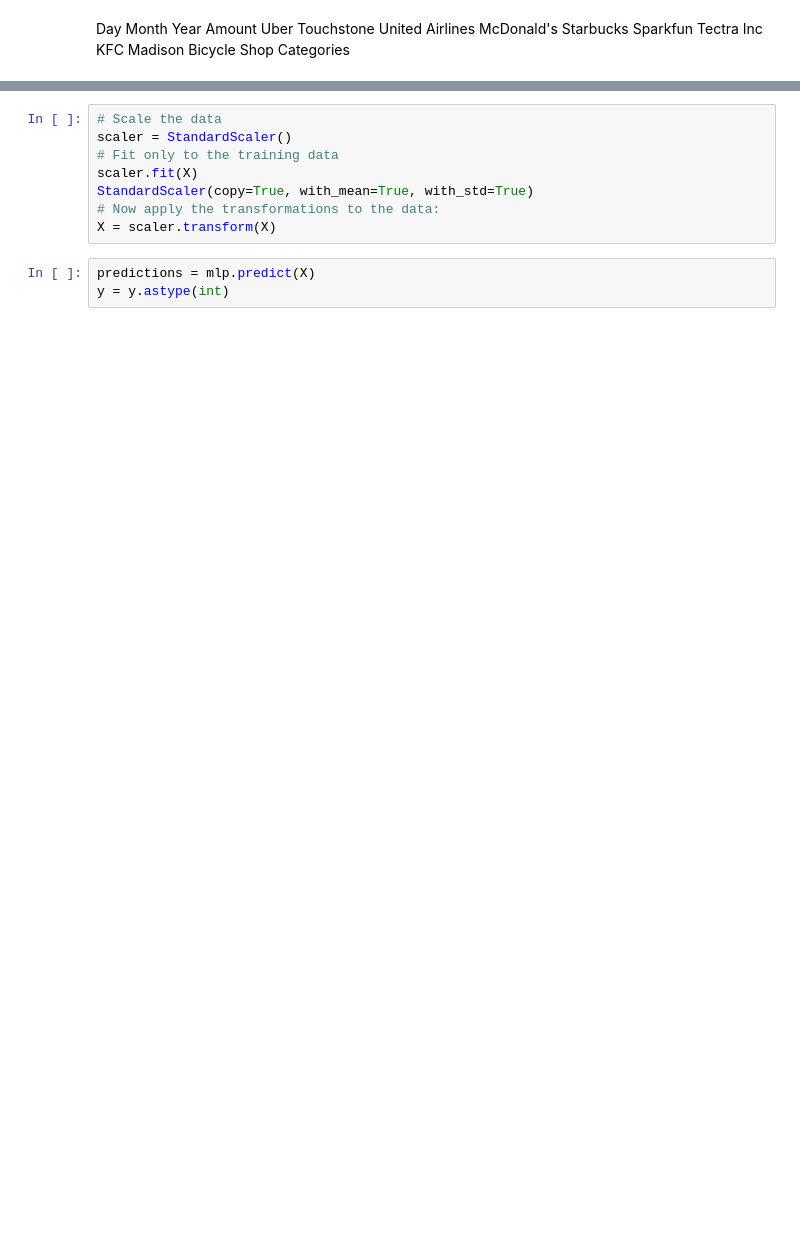
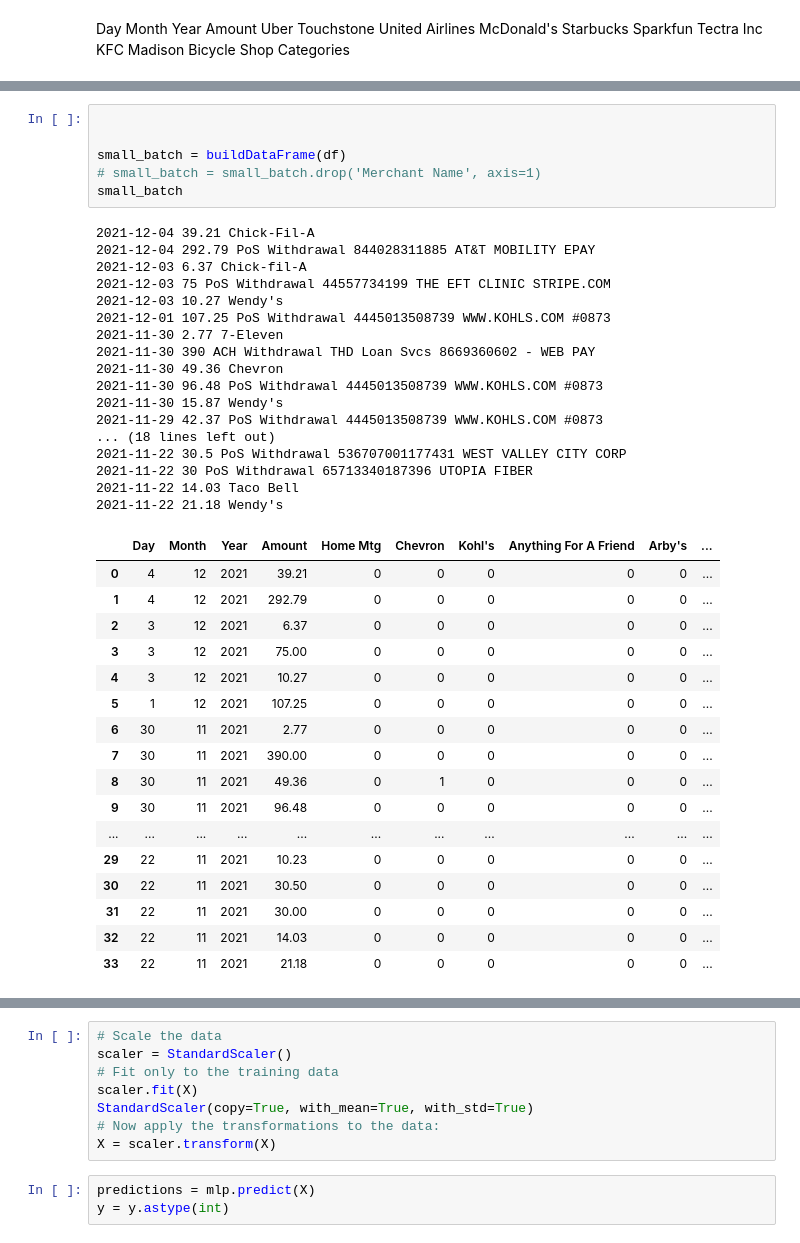
Before and after one commit to aaronjpotter93/BigBen, a Jupyter notebook: ai/my_nn.ipynb, the cells around one changed output, grey strips where cells are left out. Cells and saved outputs as stored; diff of their text form; blank space fills up the shorter version.

```diff
--- a/ai/my_nn.ipynb
+++ b/ai/my_nn.ipynb
@@ -177 +272,42 @@ Day	Month	Year	Amount	Uber	Touchstone	United Airlines	McDonald's	Starbucks	Spark
+# %%
+
+
+small_batch = buildDataFrame(df)
+# small_batch = small_batch.drop('Merchant Name', axis=1)
+small_batch
+# %% [output]
+2021-12-04 39.21 Chick-Fil-A
+2021-12-04 292.79 PoS Withdrawal 844028311885 AT&T MOBILITY EPAY
+2021-12-03 6.37 Chick-fil-A
+2021-12-03 75 PoS Withdrawal 44557734199 THE EFT CLINIC STRIPE.COM
+2021-12-03 10.27 Wendy's
+2021-12-01 107.25 PoS Withdrawal 4445013508739 WWW.KOHLS.COM #0873
+2021-11-30 2.77 7-Eleven
+2021-11-30 390 ACH Withdrawal THD Loan Svcs 8669360602 - WEB PAY
+2021-11-30 49.36 Chevron
+2021-11-30 96.48 PoS Withdrawal 4445013508739 WWW.KOHLS.COM #0873
+2021-11-30 15.87 Wendy's
+2021-11-29 42.37 PoS Withdrawal 4445013508739 WWW.KOHLS.COM #0873
+... (18 lines left out)
+2021-11-22 30.5 PoS Withdrawal 536707001177431 WEST VALLEY CITY CORP
+2021-11-22 30 PoS Withdrawal 65713340187396 UTOPIA FIBER
+2021-11-22 14.03 Taco Bell
+2021-11-22 21.18 Wendy's
+|  | Day | Month | Year | Amount | Home Mtg | Chevron | Kohl's | Anything For A Friend | Arby's | ... |
+| 0 | 4 | 12 | 2021 | 39.21 | 0 | 0 | 0 | 0 | 0 | ... |
+| 1 | 4 | 12 | 2021 | 292.79 | 0 | 0 | 0 | 0 | 0 | ... |
+| 2 | 3 | 12 | 2021 | 6.37 | 0 | 0 | 0 | 0 | 0 | ... |
+| 3 | 3 | 12 | 2021 | 75.00 | 0 | 0 | 0 | 0 | 0 | ... |
+| 4 | 3 | 12 | 2021 | 10.27 | 0 | 0 | 0 | 0 | 0 | ... |
+| 5 | 1 | 12 | 2021 | 107.25 | 0 | 0 | 0 | 0 | 0 | ... |
+| 6 | 30 | 11 | 2021 | 2.77 | 0 | 0 | 0 | 0 | 0 | ... |
+| 7 | 30 | 11 | 2021 | 390.00 | 0 | 0 | 0 | 0 | 0 | ... |
+| 8 | 30 | 11 | 2021 | 49.36 | 0 | 1 | 0 | 0 | 0 | ... |
+| 9 | 30 | 11 | 2021 | 96.48 | 0 | 0 | 0 | 0 | 0 | ... |
+| ... | ... | ... | ... | ... | ... | ... | ... | ... | ... | ... |
+| 29 | 22 | 11 | 2021 | 10.23 | 0 | 0 | 0 | 0 | 0 | ... |
+| 30 | 22 | 11 | 2021 | 30.50 | 0 | 0 | 0 | 0 | 0 | ... |
+| 31 | 22 | 11 | 2021 | 30.00 | 0 | 0 | 0 | 0 | 0 | ... |
+| 32 | 22 | 11 | 2021 | 14.03 | 0 | 0 | 0 | 0 | 0 | ... |
+| 33 | 22 | 11 | 2021 | 21.18 | 0 | 0 | 0 | 0 | 0 | ... |
 # %%
```
Also changed, not shown: parts of 13 cells of this notebook, 21 other files.
